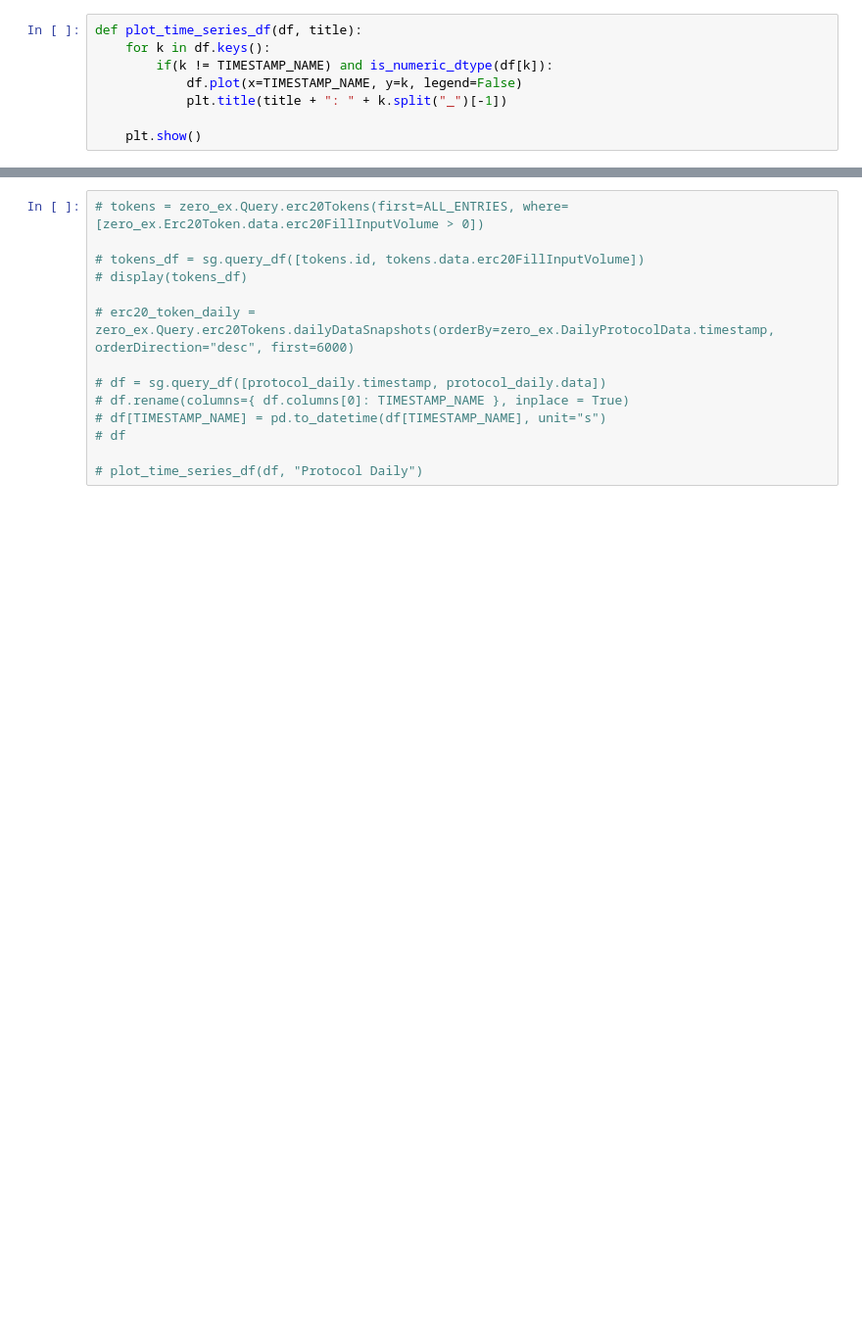
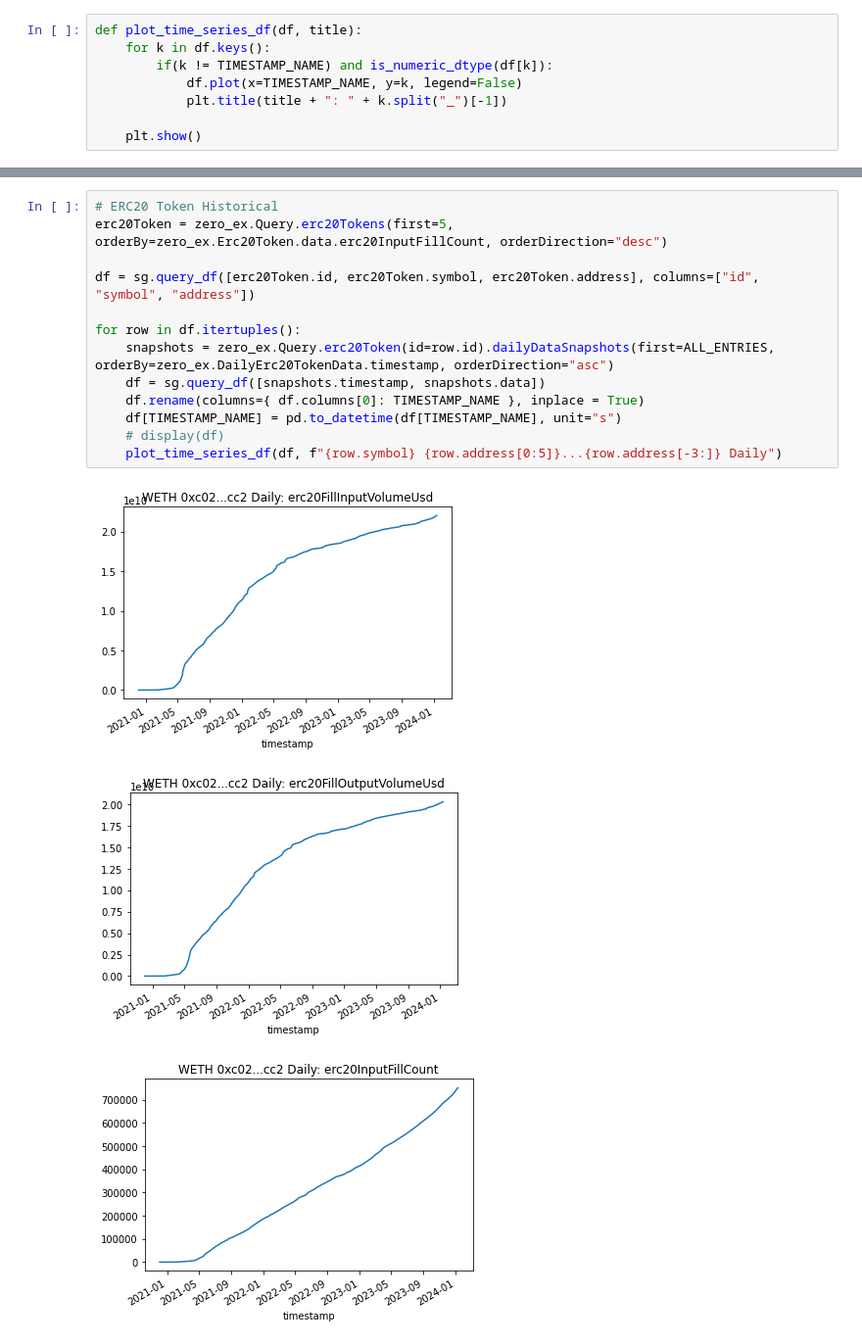
Before and after one commit to papercliplabs/zero-ex-subgraph, a Jupyter notebook: validation/query.ipynb, the cells around one changed output, grey strips where cells are left out. Shown at 98% size. Drawn from its saved outputs; the diff is of its cells as text; blank space fills up the shorter version.

```diff
--- a/validation/query.ipynb
+++ b/validation/query.ipynb
@@ -71,15 +72,18 @@ for row in df.itertuples():
 ... (3 outputs left out)
 # %%
-# tokens = zero_ex.Query.erc20Tokens(first=ALL_ENTRIES, where=[zero_ex.Erc20Token.data.erc20FillInputVolume > 0])
+# ERC20 Token Historical
+erc20Token = zero_ex.Query.erc20Tokens(first=5, orderBy=zero_ex.Erc20Token.data.erc20InputFillCount, orderDirection="desc")
 
-# tokens_df = sg.query_df([tokens.id, tokens.data.erc20FillInputVolume])
-# display(tokens_df)
+df = sg.query_df([erc20Token.id, erc20Token.symbol, erc20Token.address], columns=["id", "symbol", "address"])
 
-# erc20_token_daily = zero_ex.Query.erc20Tokens.dailyDataSnapshots(orderBy=zero_ex.DailyProtocolData.timestamp, orderDirection="desc", first=6000)
-
-# df = sg.query_df([protocol_daily.timestamp, protocol_daily.data])
-# df.rename(columns={ df.columns[0]: TIMESTAMP_NAME }, inplace = True)
-# df[TIMESTAMP_NAME] = pd.to_datetime(df[TIMESTAMP_NAME], unit="s")
-# df
-
-# plot_time_series_df(df, "Protocol Daily")
+for row in df.itertuples():
+    snapshots = zero_ex.Query.erc20Token(id=row.id).dailyDataSnapshots(first=ALL_ENTRIES, orderBy=zero_ex.DailyErc20TokenData.timestamp, orderDirection="asc")
+    df = sg.query_df([snapshots.timestamp, snapshots.data])
+    df.rename(columns={ df.columns[0]: TIMESTAMP_NAME }, inplace = True)
+    df[TIMESTAMP_NAME] = pd.to_datetime(df[TIMESTAMP_NAME], unit="s")
+    # display(df)
+    plot_time_series_df(df, f"{row.symbol} {row.address[0:5]}...{row.address[-3:]} Daily")
+# %% [output]
+[figure, added]
+[figure, added]
+[figure, added]
```
Also changed, not shown: parts of 6 cells of this notebook, 11 other files.
